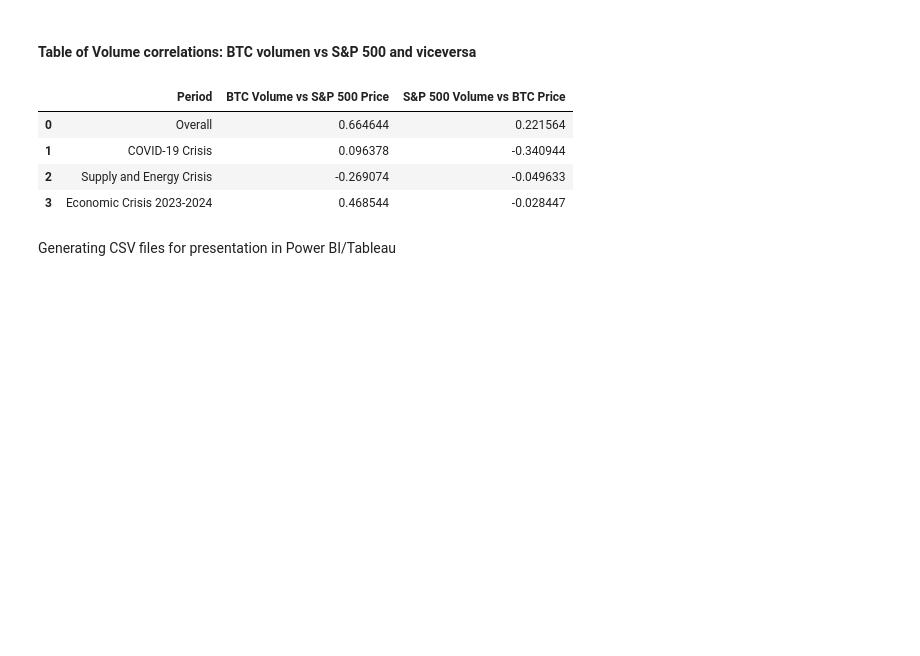
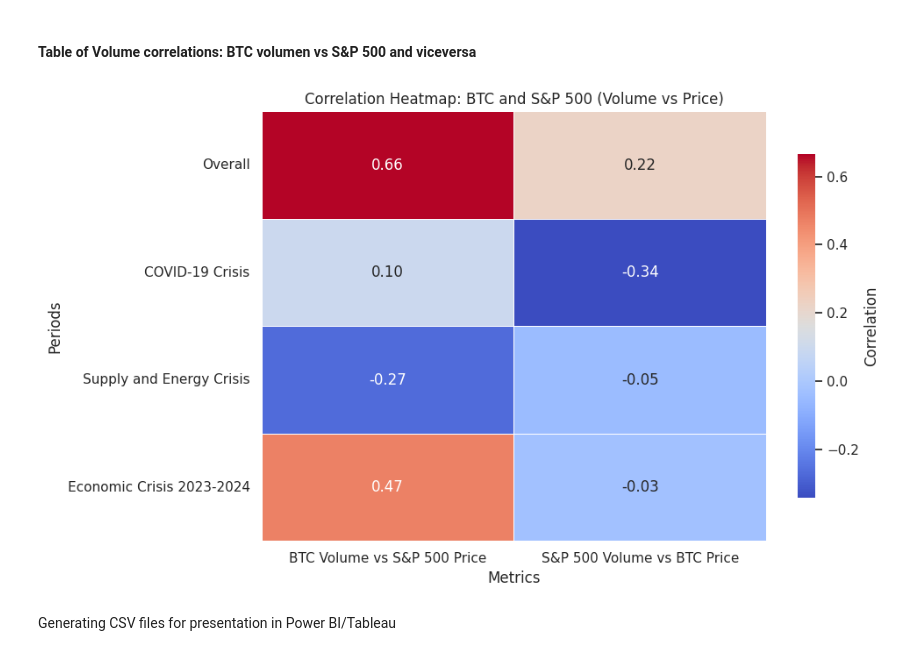
Before and after one commit to AngelDHackerman/BTC-ETH_Data_Analysis, a Jupyter notebook: 5.1_Insights_Analysis_Crisis_And_Correlations.ipynb, the cells around one changed output. Drawn from its saved outputs; the diff is of its cells as text; code cells hidden in the pictures; blank space fills up the shorter version.

Commit message:
added graph for correlations and added new information to the observation and conclution section

```diff
--- a/5.1_Insights_Analysis_Crisis_And_Correlations.ipynb
+++ b/5.1_Insights_Analysis_Crisis_And_Correlations.ipynb
@@ -149,33 +149,45 @@ crisis_periods = {
 # %%
 # Calculate correlations for all the crisis periods
 period_volume_price_correlations = []
 
 for period_name, (start_date, end_date) in crisis_periods.items():
   filtered_data = btc_sp500_price_volume[(btc_sp500_price_volume['Date'] >= start_date) & (btc_sp500_price_volume['Date'] <= end_date)]
   if not filtered_data.empty:
     btc_volume_sp500_price = filtered_data[['BTC_Volume', 'SP500_Price']].corr().iloc[0, 1]
     sp500_volume_btc_price = filtered_data[['SP500_Volume', 'BTC_Price']].corr().iloc[0, 1]
     period_volume_price_correlations.append({
       "Period": period_name,
       "BTC Volume vs S&P 500 Price": btc_volume_sp500_price,
       "S&P 500 Volume vs BTC Price": sp500_volume_btc_price
     })
 
 # Merge the general correlations with the crisis periods
 correlation_volume_price_df = pd.DataFrame([{
   "Period": "Overall",
   "BTC Volume vs S&P 500 Price": btc_volume_sp500_price_corr,
   "S&P 500 Volume vs BTC Price": sp500_volume_btc_price_corr
 }] + period_volume_price_correlations)
 
-# Show the results
-correlation_volume_price_df
+# Set the Period as the index for better visualization
+correlation_volume_price_df.set_index("Period", inplace=True)
+
+# Plot the heatmap
+plt.figure(figsize=(10, 6))
+sns.heatmap(
+  correlation_volume_price_df,
+  annot=True,
+  cmap="coolwarm",
+  fmt=".2f",
+  linewidths=0.5,
+  cbar_kws={"shrink": 0.8, "label": "Correlation"}
+)
+plt.title('Correlation Heatmap: BTC and S&P 500 (Volume vs Price)')
+plt.xlabel('Metrics')
+plt.ylabel('Periods')
+plt.tight_layout()
+plt.show()
 # %% [output]
-|  | Period | BTC Volume vs S&P 500 Price | S&P 500 Volume vs BTC Price |
-| 0 | Overall | 0.664644 | 0.221564 |
-| 1 | COVID-19 Crisis | 0.096378 | -0.340944 |
-| 2 | Supply and Energy Crisis | -0.269074 | -0.049633 |
-| 3 | Economic Crisis 2023-2024 | 0.468544 | -0.028447 |
+[figure, added]
 # %% [markdown]
 Generating CSV files for presentation in Power BI/Tableau
 # %%
```
Also changed, not shown: parts of 1 cell of this notebook.
